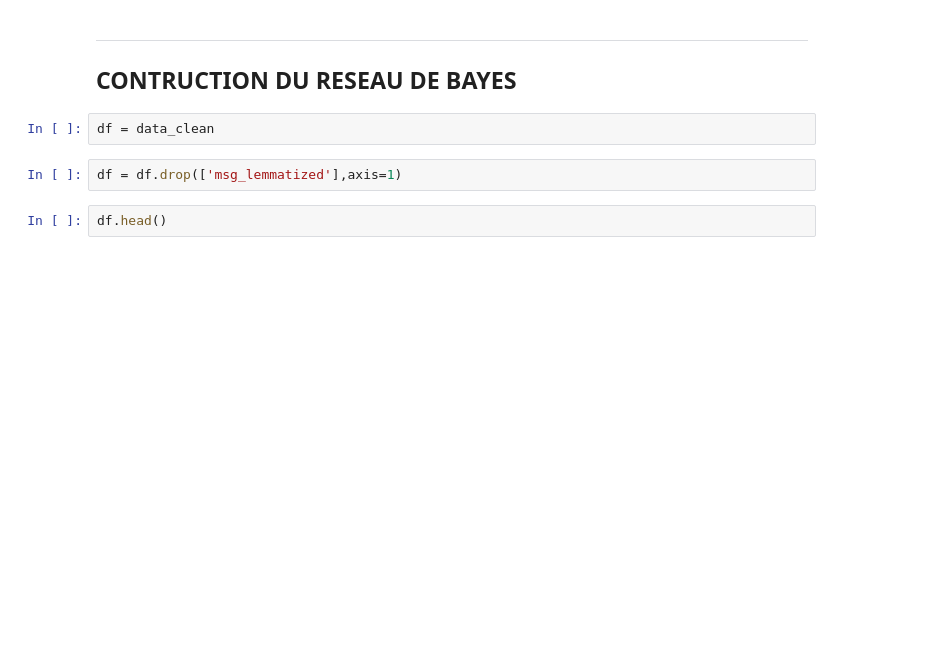
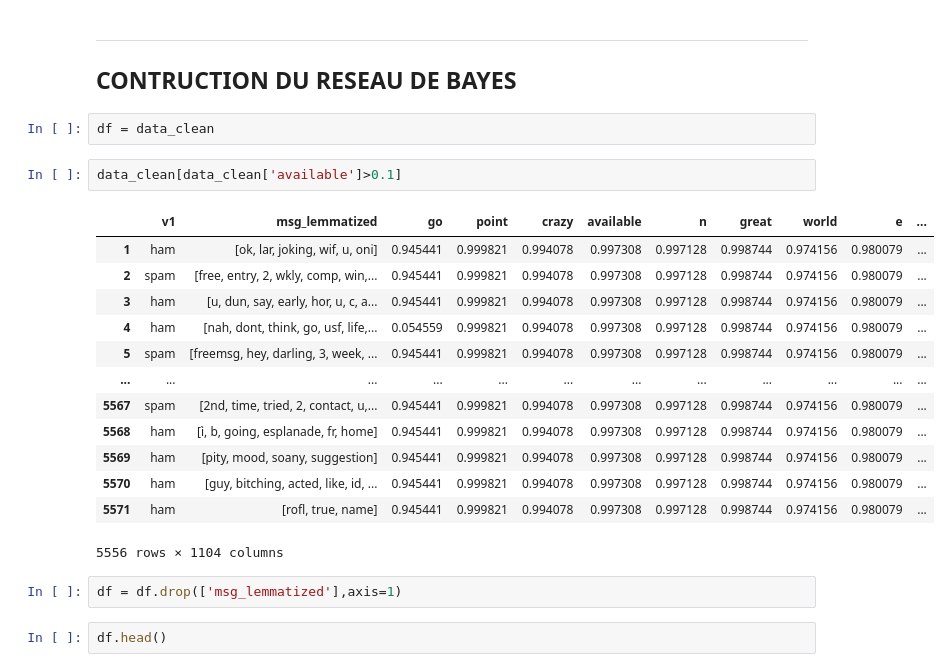
Before and after one commit to guiffopaterne/Bayesian-network, a Jupyter notebook: TP14248.ipynb, the cells around one changed output. Drawn from its saved outputs; the diff is of its cells as text; blank space fills up the shorter version.

```diff
--- a/tp14248.ipynb
+++ b/TP14248.ipynb
@@ -224,6 +217,22 @@ for rowname in rownames_occ:
 ## CONTRUCTION DU RESEAU DE BAYES
 # %%
 df = data_clean
+# %%
+data_clean[data_clean['available']>0.1]
+# %% [output]
+|  | v1 | msg_lemmatized | go | point | crazy | available | n | great | world | e | ... |
+| 1 | ham | [ok, lar, joking, wif, u, oni] | 0.945441 | 0.999821 | 0.994078 | 0.997308 | 0.997128 | 0.998744 | 0.974156 | 0.980079 | ... |
+| 2 | spam | [free, entry, 2, wkly, comp, win,... | 0.945441 | 0.999821 | 0.994078 | 0.997308 | 0.997128 | 0.998744 | 0.974156 | 0.980079 | ... |
+| 3 | ham | [u, dun, say, early, hor, u, c, a... | 0.945441 | 0.999821 | 0.994078 | 0.997308 | 0.997128 | 0.998744 | 0.974156 | 0.980079 | ... |
+| 4 | ham | [nah, dont, think, go, usf, life,... | 0.054559 | 0.999821 | 0.994078 | 0.997308 | 0.997128 | 0.998744 | 0.974156 | 0.980079 | ... |
+| 5 | spam | [freemsg, hey, darling, 3, week, ... | 0.945441 | 0.999821 | 0.994078 | 0.997308 | 0.997128 | 0.998744 | 0.974156 | 0.980079 | ... |
+| ... | ... | ... | ... | ... | ... | ... | ... | ... | ... | ... | ... |
+| 5567 | spam | [2nd, time, tried, 2, contact, u,... | 0.945441 | 0.999821 | 0.994078 | 0.997308 | 0.997128 | 0.998744 | 0.974156 | 0.980079 | ... |
+| 5568 | ham | [ì, b, going, esplanade, fr, home] | 0.945441 | 0.999821 | 0.994078 | 0.997308 | 0.997128 | 0.998744 | 0.974156 | 0.980079 | ... |
+| 5569 | ham | [pity, mood, soany, suggestion] | 0.945441 | 0.999821 | 0.994078 | 0.997308 | 0.997128 | 0.998744 | 0.974156 | 0.980079 | ... |
+| 5570 | ham | [guy, bitching, acted, like, id, ... | 0.945441 | 0.999821 | 0.994078 | 0.997308 | 0.997128 | 0.998744 | 0.974156 | 0.980079 | ... |
+| 5571 | ham | [rofl, true, name] | 0.945441 | 0.999821 | 0.994078 | 0.997308 | 0.997128 | 0.998744 | 0.974156 | 0.980079 | ... |
+5556 rows × 1104 columns
 # %%
 df = df.drop(['msg_lemmatized'],axis=1)
 # %%
```
Also changed, not shown: parts of 18 cells of this notebook, 3 other files.
